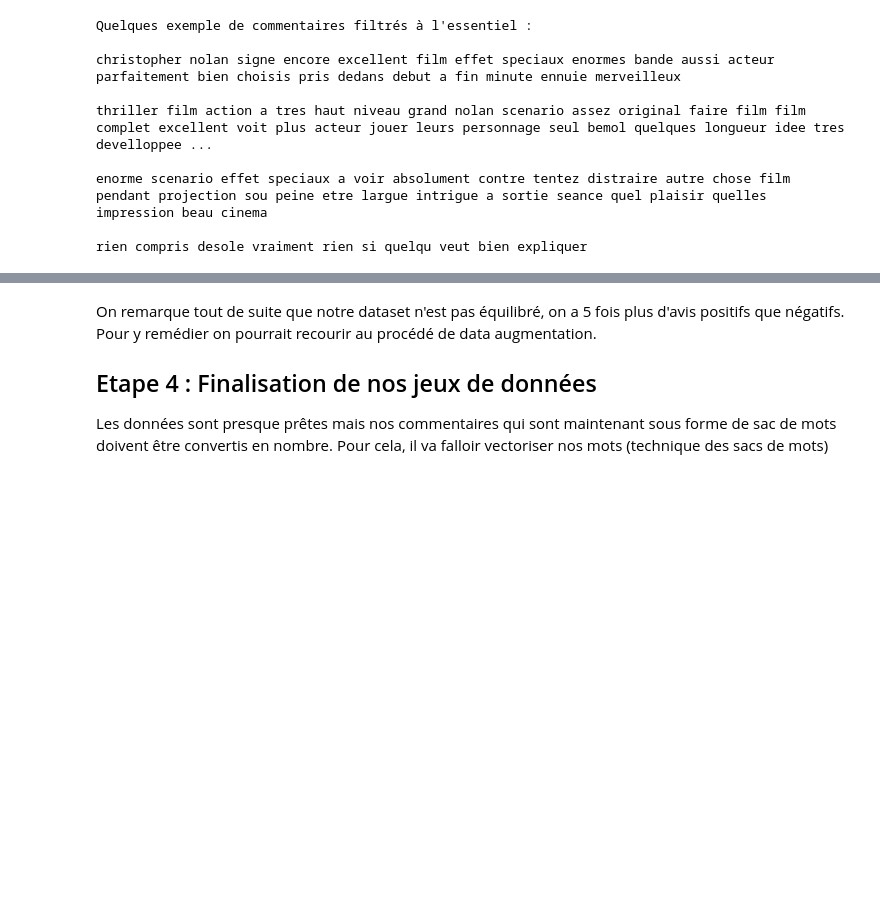
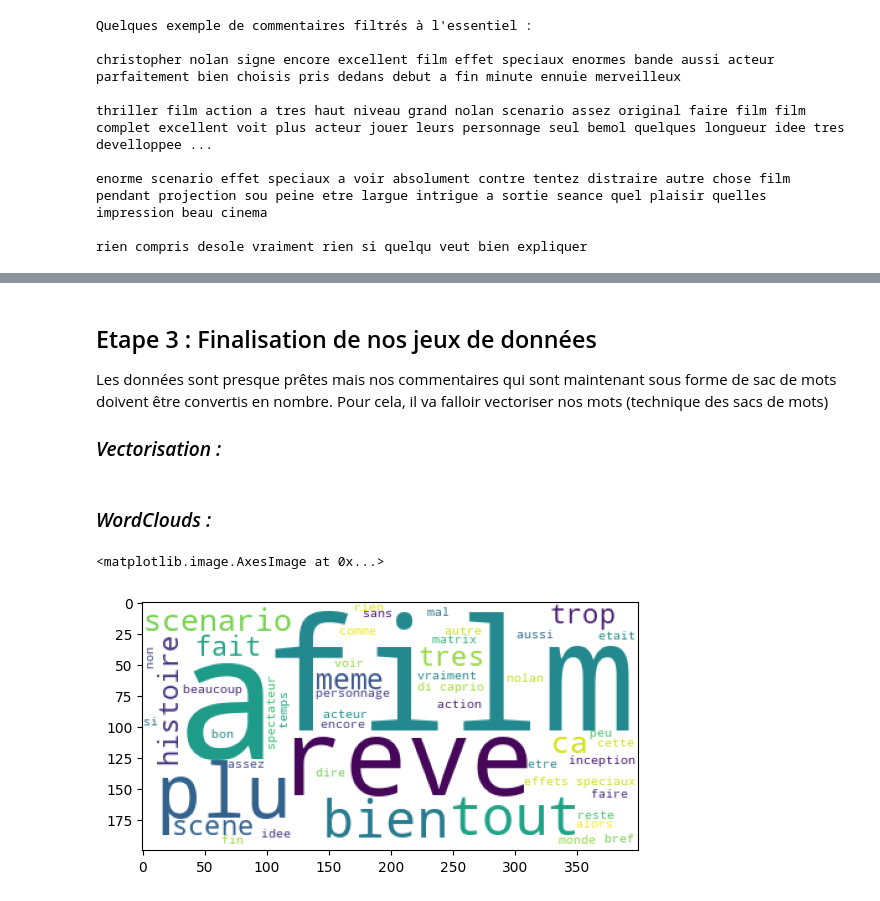
Before and after one commit to basileguerin/Brief_NLP, a Jupyter notebook: Brief_NLP.ipynb, the cells around one changed output, grey strips where cells are left out. Cells and saved outputs as stored; diff of their text form; code cells hidden in the pictures; blank space fills up the shorter version.

```diff
--- a/Brief_NLP.ipynb
+++ b/Brief_NLP.ipynb
@@ -182,6 +194,7 @@ Name: Notes, dtype: int64
 # %% [markdown]
-On remarque tout de suite que notre dataset n'est pas équilibré, on a 5 fois plus d'avis positifs que négatifs. Pour y remédier on pourrait recourir au procédé de data augmentation.
 
-## Etape 4 : Finalisation de nos jeux de données
+## Etape 3 : Finalisation de nos jeux de données
 
 Les données sont presque prêtes mais nos commentaires qui sont maintenant sous forme de sac de mots doivent être convertis en nombre. Pour cela, il va falloir vectoriser nos mots (technique des sacs de mots)
+
+### *Vectorisation :*
@@ -189,0 +204,18 @@ tfidf = TfidfVectorizer(ngram_range=(1, 3))
+# %% [markdown]
+### *WordClouds :*
+# %%
+text_negatif = ''
+neg = df[df['Notes'] == 0]
+for item in neg['Commentaires'].items():
+    text_negatif = text_negatif + item[1]
+
+text_positif = ''
+pos = df[df['Notes'] == 1]
+for item in pos['Commentaires'].items():
+    text_positif = text_positif + item[1]
+# %%
+wordcloud_neg = WordCloud(background_color='white', max_words=50, stopwords=stopwords.words('french')).generate(text_negatif)
+plt.imshow(wordcloud_neg)
+# %% [output]
+<matplotlib.image.AxesImage at 0x...>
+[figure, added]
```
Also changed, not shown: parts of 34 cells of this notebook.
